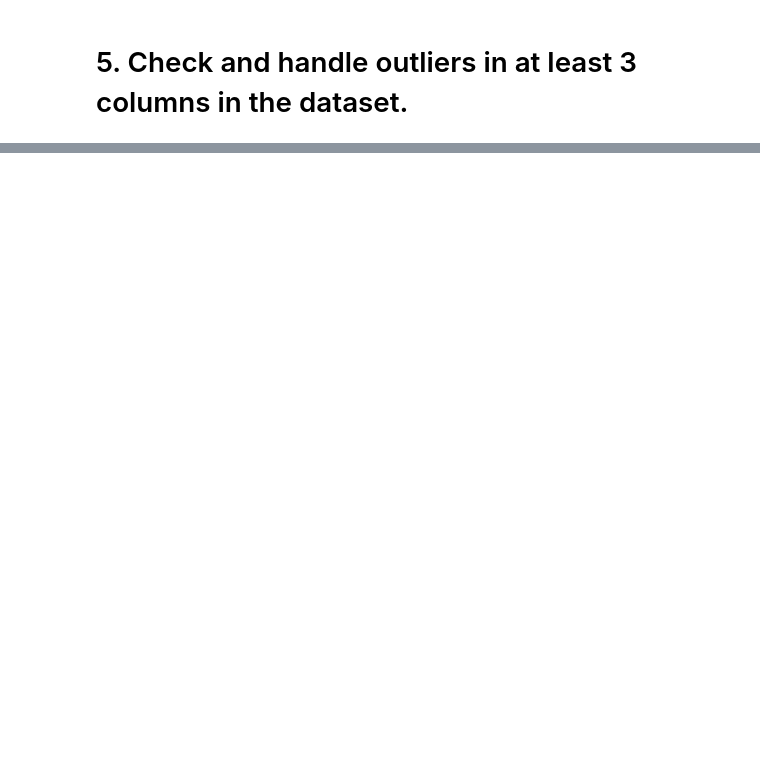
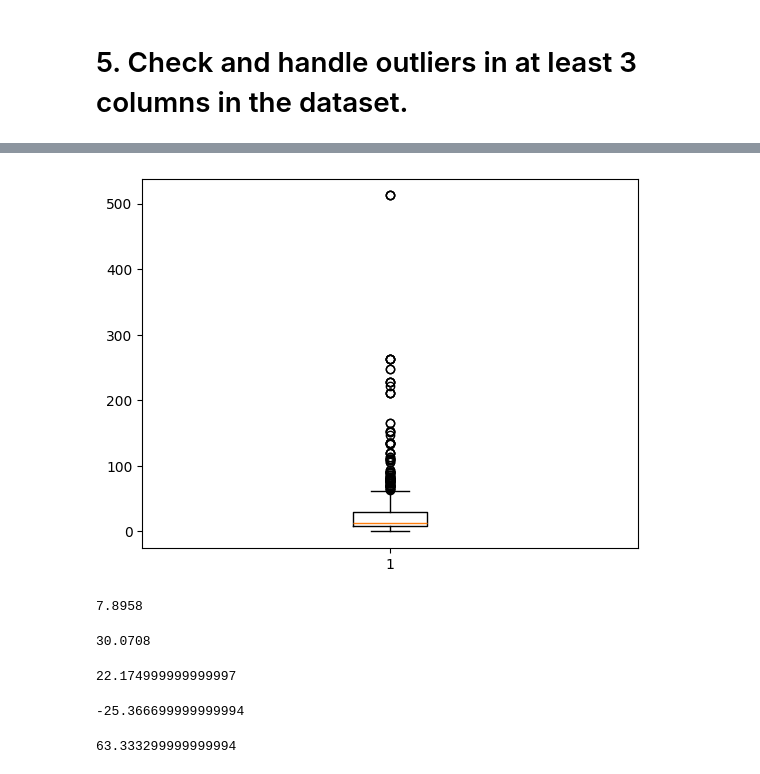
Before and after one commit to syamkrishnanharidas/DATA_ANALYTICS_PYTHON_ASSIGNMENT, a Jupyter notebook: A06_TITANIC.ipynb, the cells around one changed output, grey strips where cells are left out. Drawn from its saved outputs; the diff is of its cells as text; code cells hidden in the pictures; blank space fills up the shorter version.

```diff
--- a/A06_TITANIC.ipynb
+++ b/A06_TITANIC.ipynb
@@ -161,0 +213,4 @@ NameError: name 'df1' is not defined
+# %%
+df3=df2.drop(df2.loc[df2['Age']>upper_limit].index)
+df3=df3.drop(df3.loc[df3['Age']<lower_limit].index)
+df3
@@ -161,0 +232,30 @@ NameError: name 'df1' is not defined
+# %%
+plt.boxplot(df3['Fare'])
+plt.show()
+# %% [output]
+[figure, added]
+# %%
+Q1 = np.percentile(df3['Fare'],25)
+Q1
+# %% [output]
+7.8958
+# %%
+Q3 = np.percentile(df3['Fare'],75)
+Q3
+# %% [output]
+30.0708
+# %%
+IQR = Q3 - Q1
+IQR
+# %% [output]
+22.174999999999997
+# %%
+lower_limit = Q1 - 1.5*IQR
+lower_limit
+# %% [output]
+-25.366699999999994
+# %%
+upper_limit = Q3 + 1.5*IQR
+upper_limit
+# %% [output]
+63.333299999999994
```
Also changed, not shown: parts of 36 cells of this notebook.
